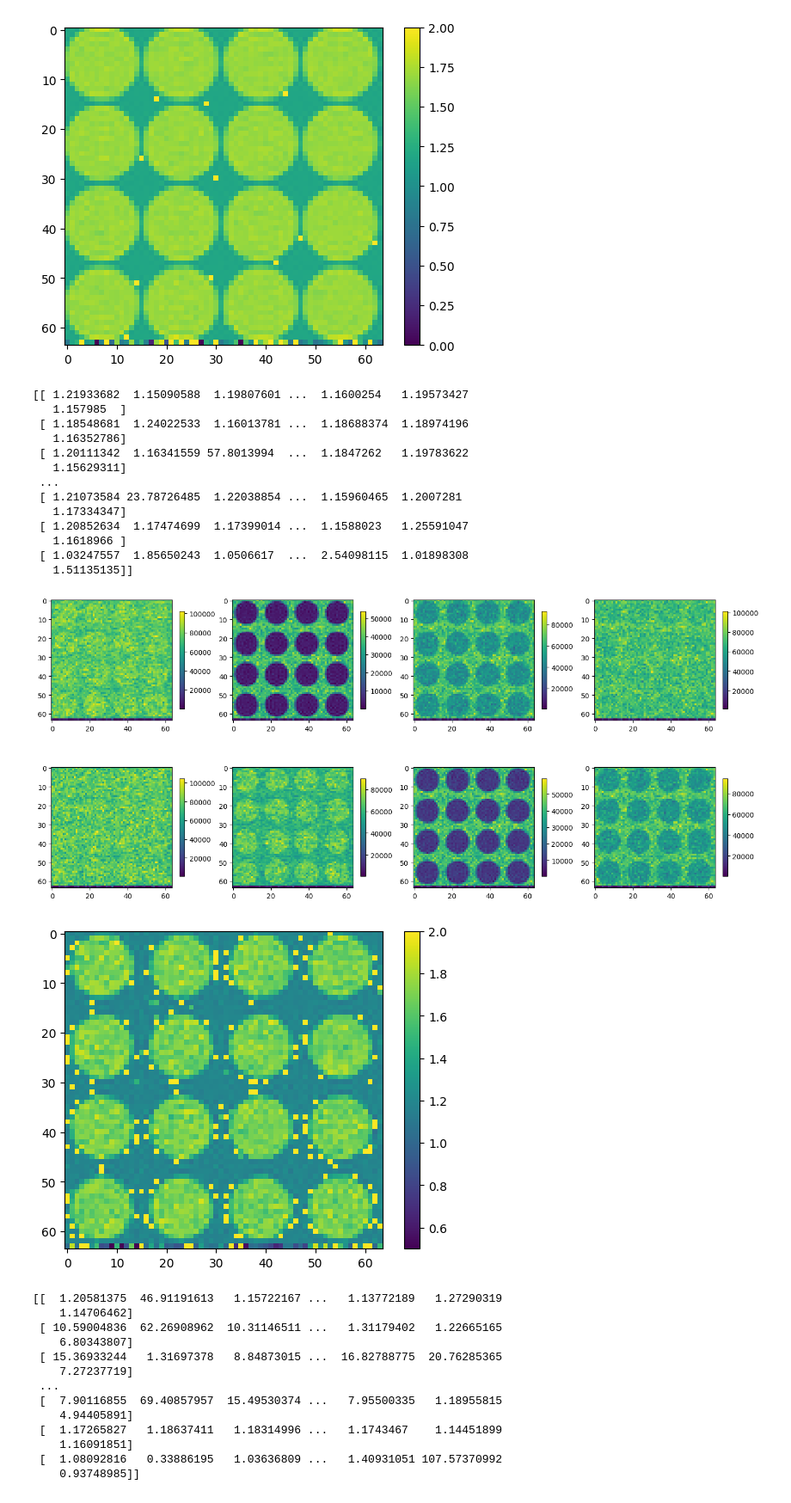
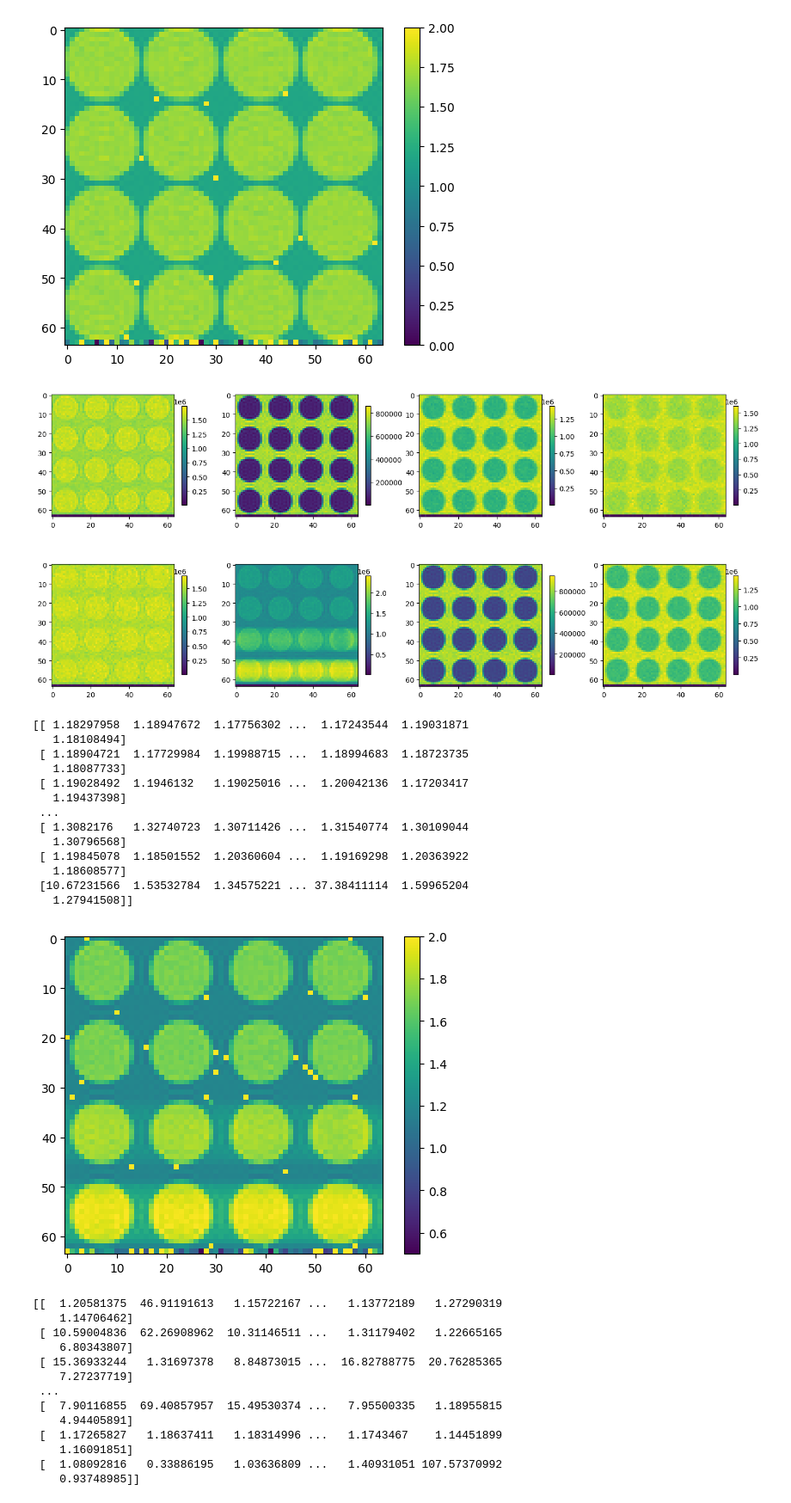
Before and after one commit to bughht/Flow-Bloch-T1-mapping-cpp, a Jupyter notebook: python/T1_fit.ipynb, the cells around one changed output. Shown at 86% size. Saved outputs shown, nothing was run; the diff lists cells and outputs as text; code cells hidden in the pictures.

```diff
--- a/python/T1_fit.ipynb
+++ b/python/T1_fit.ipynb
@@ -112,51 +112,52 @@ MOLLI_readout_img=[]
 MOLLI_readout_t = np.array( [200, 1200, 2200, 3200, 4200, 300, 1300, 2300]) * 1e-3
 for i in range(8):
     MOLLI_readout_img.append(load_img(
-        "../exp_result/ID1_Speed_min0.03131115459882583_max0.060665362035225046",i))
+        "../exp_result_ksp/ID0_Speed_min0.15_max0.17",i))
         # "../img_MOLLI/Phantom_MOLLI_533_TR2.8_FA35_FOV256_K64_thick8_center_first", i))
         # "../img_MOLLI/Phantom_MOLLI_533_TR2.8_FA20_FOV320_K64_center_first", i))
         #  "../img_MOLLI/533_TR2.8_FA20_FOV320_K64_center_first_64^3",i))
         # "../img_MOLLI/533_TR2.8_FA20_FOV320_K64_center_first",i))
 MOLLI_readout_img = np.asarray(MOLLI_readout_img)
 
 # print(MOLLI_readout_img[:, 15, 15])
 
 plt.figure(figsize=(18,8))
 for i in range(8):
     plt.subplot(2, 4, i+1)
     plt.imshow(MOLLI_readout_img[i])
     plt.colorbar(shrink=0.7)
+plt.show()
 
 T1_result = np.zeros(MOLLI_readout_img[0].shape)
 
 for x, y in tqdm(np.ndindex(MOLLI_readout_img[0].shape)):
     # T1_star, T1, A, B = MAGIR(
     T1_star, T1, A, B = MF_MAGIR(
         MOLLI_readout_t, MOLLI_readout_img[:, x, y])
     T1_result[x, y] = T1
 
 print(T1_result)
 
 plt.figure()
 plt.imshow(T1_result)
 plt.colorbar()
 plt.clim(0.5,2)
 # %% [output]
+[figure, new version]
-[[ 1.21933682  1.15090588  1.19807601 ...  1.1600254   1.19573427
-   1.157985  ]
- [ 1.18548681  1.24022533  1.16013781 ...  1.18688374  1.18974196
-   1.16352786]
- [ 1.20111342  1.16341559 57.8013994  ...  1.1847262   1.19783622
-   1.15629311]
+[[ 1.18297958  1.18947672  1.17756302 ...  1.17243544  1.19031871
+   1.18108494]
+ [ 1.18904721  1.17729984  1.19988715 ...  1.18994683  1.18723735
+   1.18087733]
+ [ 1.19028492  1.1946132   1.19025016 ...  1.20042136  1.17203417
+   1.19437398]
  ...
- [ 1.21073584 23.78726485  1.22038854 ...  1.15960465  1.2007281
-   1.17334347]
- [ 1.20852634  1.17474699  1.17399014 ...  1.1588023   1.25591047
-   1.1618966 ]
- [ 1.03247557  1.85650243  1.0506617  ...  2.54098115  1.01898308
-   1.51135135]]
+ [ 1.3082176   1.32740723  1.30711426 ...  1.31540774  1.30109044
+   1.30796568]
+ [ 1.19845078  1.18501552  1.20360604 ...  1.19169298  1.20363922
+   1.18608577]
+ [10.67231566  1.53532784  1.34575221 ... 37.38411114  1.59965204
+   1.27941508]]
-[figure, old version]
-[figure, old version]
+[figure, new version]
 # %%
 MOLLI_readout_img=[]
 MOLLI_readout_t = np.array( [200, 1200, 2200, 3200, 4200, 300, 1300, 2300]) * 1e-3
```
Also changed, not shown: 16 other files.
